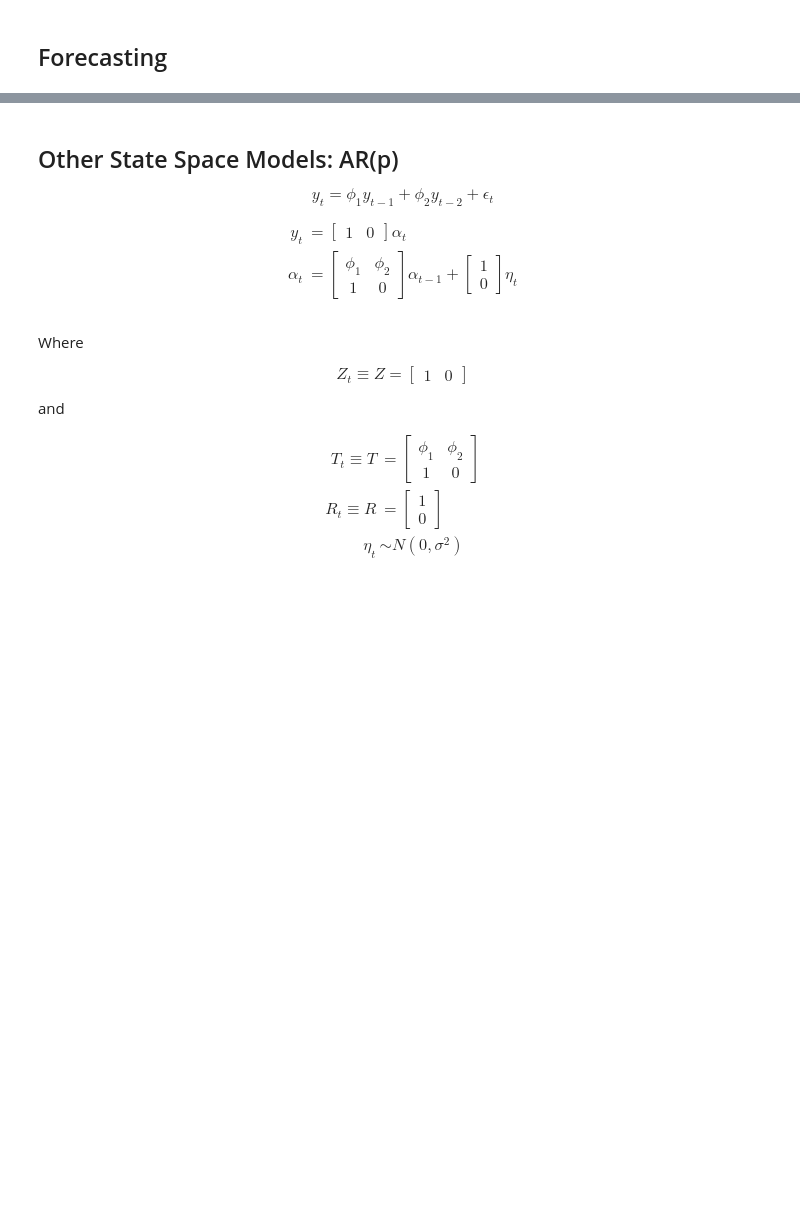
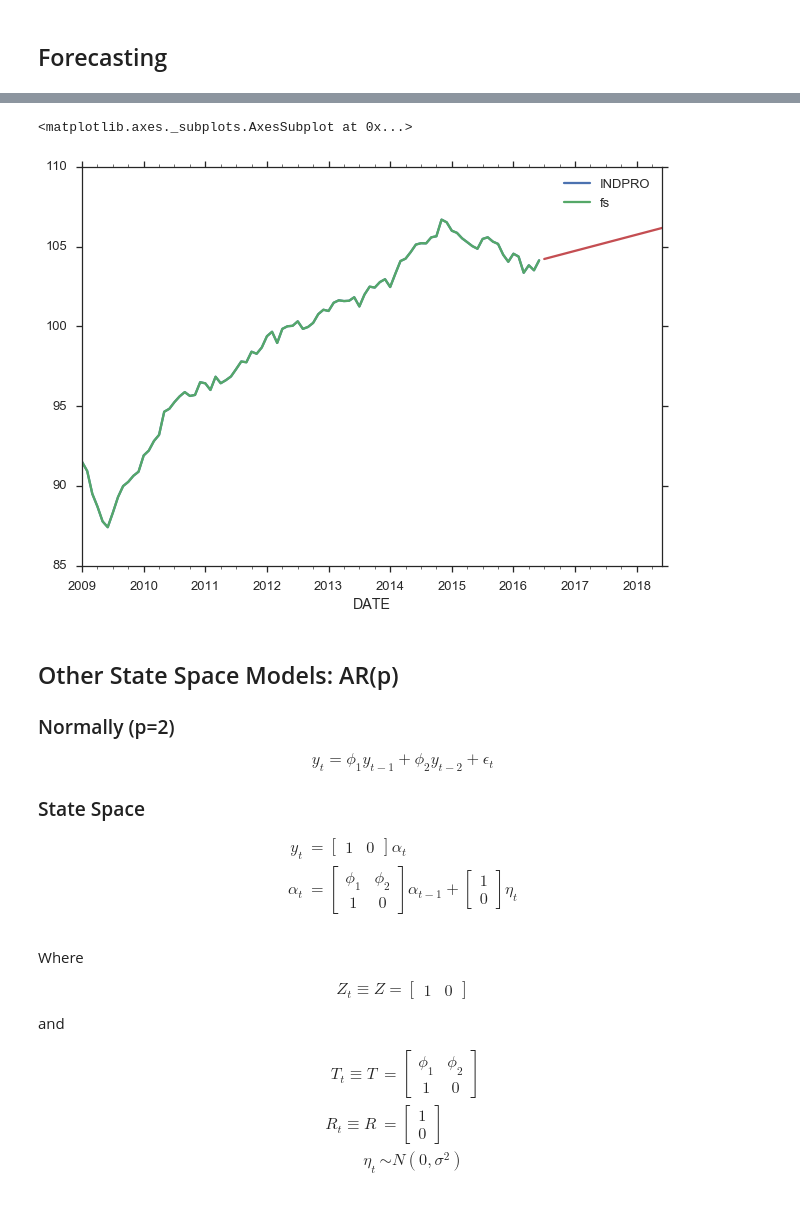
Before and after one commit to mikemull/Notebooks, a Jupyter notebook: Kalman-Slides-PyDataChicago2016.ipynb, the cells around one changed output, grey strips where cells are left out. Cells and saved outputs as stored; diff of their text form; code cells hidden in the pictures; blank space fills up the shorter version.

```diff
--- a/Kalman-Slides-PyDataChicago2016.ipynb
+++ b/Kalman-Slides-PyDataChicago2016.ipynb
@@ -287,0 +337,10 @@ pd.DataFrame({'f':p.results.forecasts[0][1:]}).plot(figsize=(12,4))
+# %%
+from statsmodels.tsa.statespace.structural import UnobservedComponents
+
+indpro_mod = UnobservedComponents(df_indpro.INDPRO,
+                                  level=True,
+                                  trend=True,
+                                  stochastic_level=True,
+                                  stochatist_trend=True)
+indpro_res = indpro_mod.fit(method='powell', disp=False)
+indpro_res.summary()
@@ -288,10 +362,19 @@ pd.DataFrame({'f':p.results.forecasts[0][1:]}).plot(figsize=(12,4))
+# %%
+fres = indpro_res.get_forecast('2018-06-01')
+df_indpro.ix['2009-01-01':].plot()
+fres.predicted_mean.plot()
+# %% [output]
+<matplotlib.axes._subplots.AxesSubplot at 0x...>
+[figure, added]
 # %% [markdown]
 ## Other State Space Models: AR(p)
 
+### Normally (p=2)
 $$
    y_t = \phi_1 y_{t-1} + \phi_2 y_{t-2} + \epsilon_t
 $$
 
+### State Space
 $$
 \begin{align}
    y_t & = \begin{bmatrix} 1 & 0 \end{bmatrix} \alpha_t \\
```
Also changed, not shown: parts of 36 cells of this notebook.
